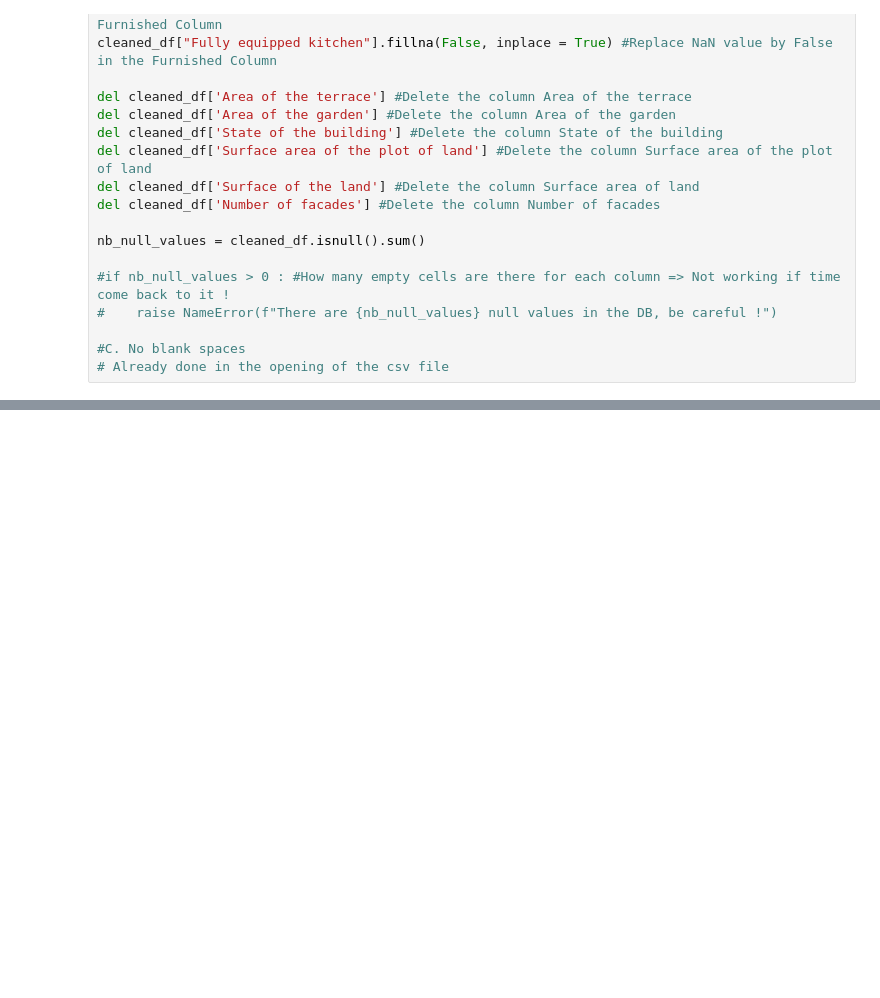
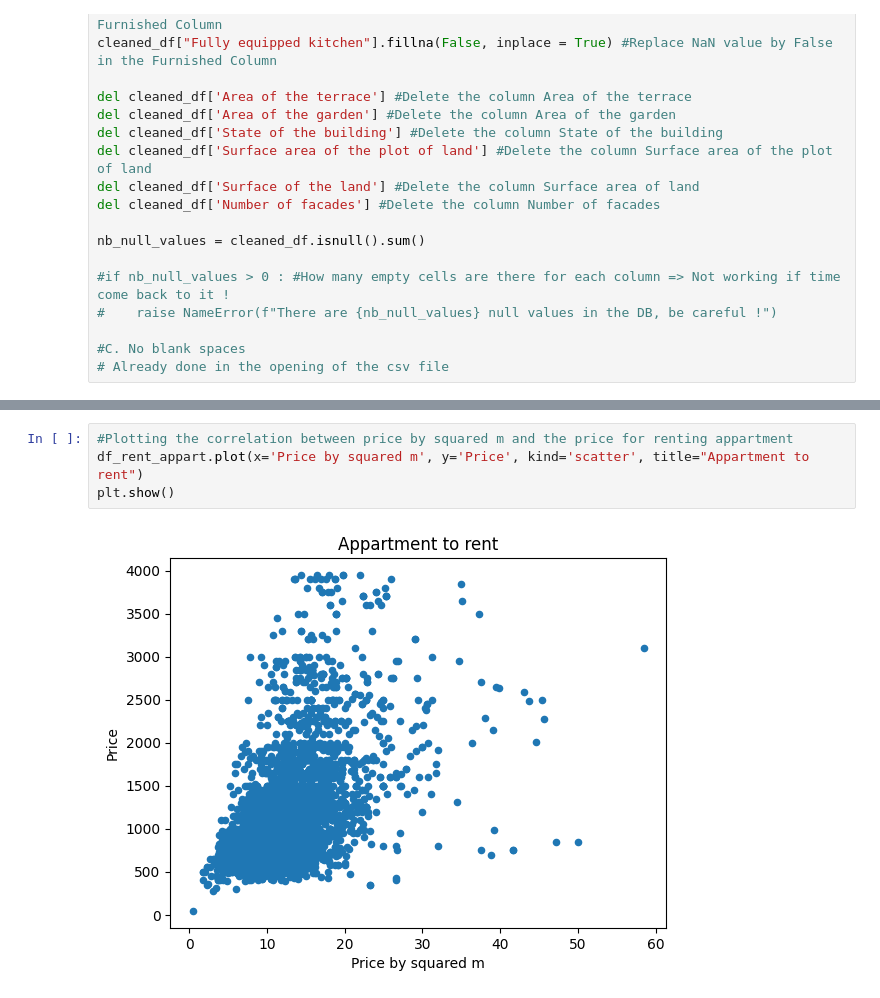
Before and after one commit to vdbromain/real-estate-price-prediction, a Jupyter notebook: Second_Week.ipynb, the cells around one changed output, grey strips where cells are left out. Saved outputs shown, nothing was run; the diff lists cells and outputs as text; blank space fills up the shorter version.

```diff
--- a/Second_Week.ipynb
+++ b/Second_Week.ipynb
@@ -149,0 +250,6 @@ plt.show()
+# %%
+#Plotting the correlation between price by squared m and the price for renting appartment
+df_rent_appart.plot(x='Price by squared m', y='Price', kind='scatter', title="Appartment to rent")
+plt.show()
+# %% [output]
+[figure, added]
```
Also changed, not shown: parts of 81 cells of this notebook, 1 other file.
